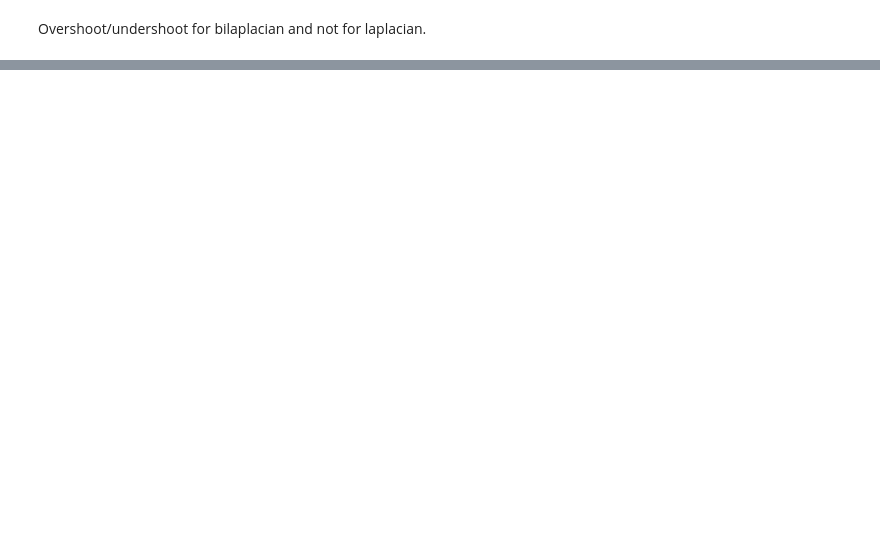
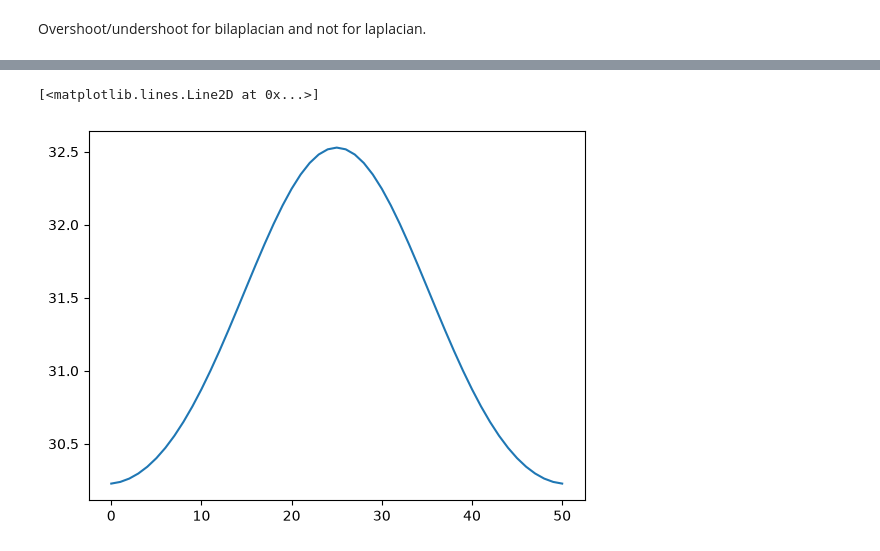
Before and after one commit to justinebuisson606/NEMO_Demonstrators, a Jupyter notebook: Annex 3-B.ipynb, the cells around one changed output, grey strips where cells are left out. Saved outputs shown, nothing was run; the diff lists cells and outputs as text; code cells hidden in the pictures; blank space fills up the shorter version.

```diff
--- a/Annex 3-B.ipynb
+++ b/Annex 3-B.ipynb
@@ -184,0 +117,6 @@ Overshoot/undershoot for bilaplacian and not for laplacian.
+# %%
+inverse = np.fft.ifft(fft_valeurs_1)
+plt.plot(inverse)
+# %% [output]
+[<matplotlib.lines.Line2D at 0x...>]
+[figure, added]
```
Also changed, not shown: parts of 9 cells of this notebook.
